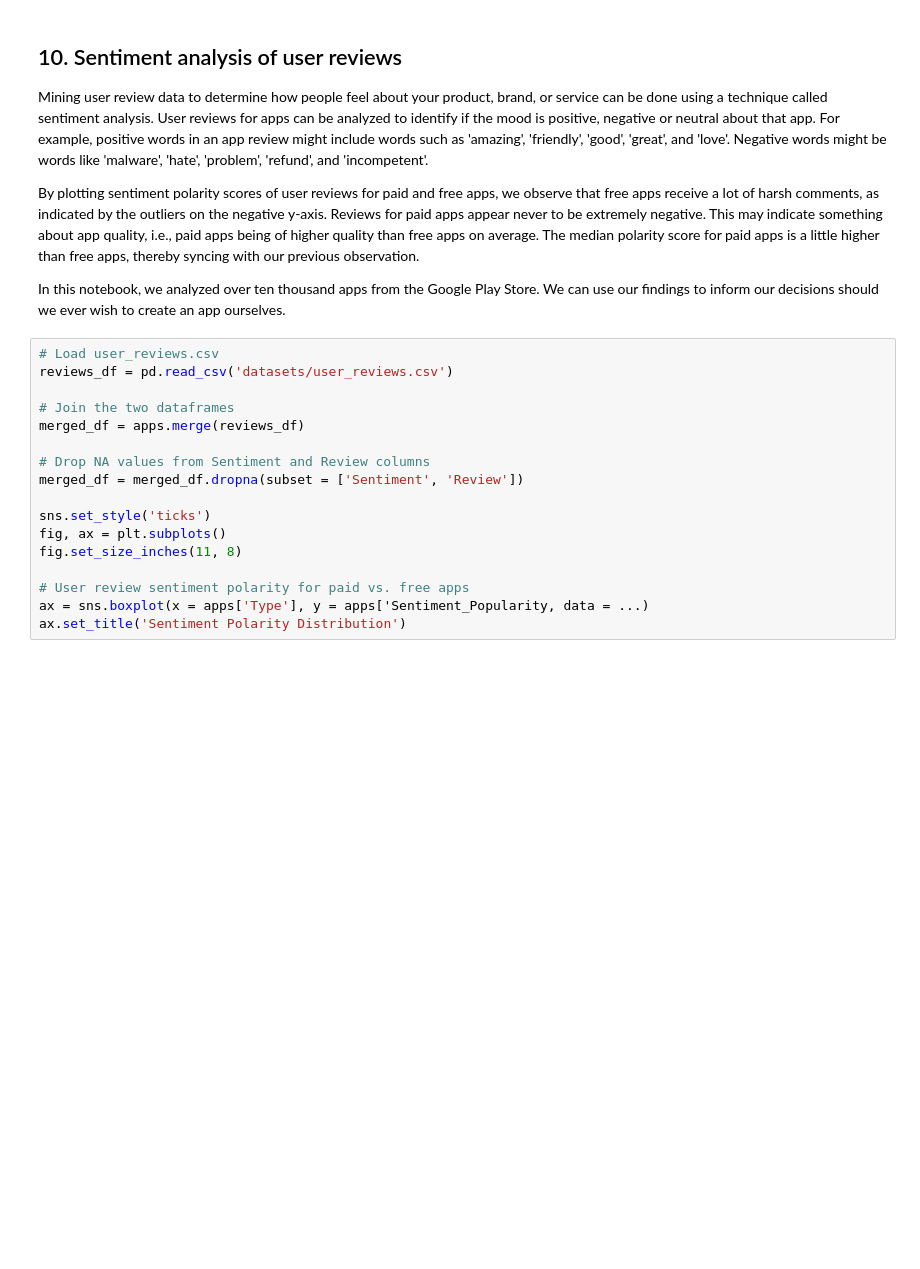
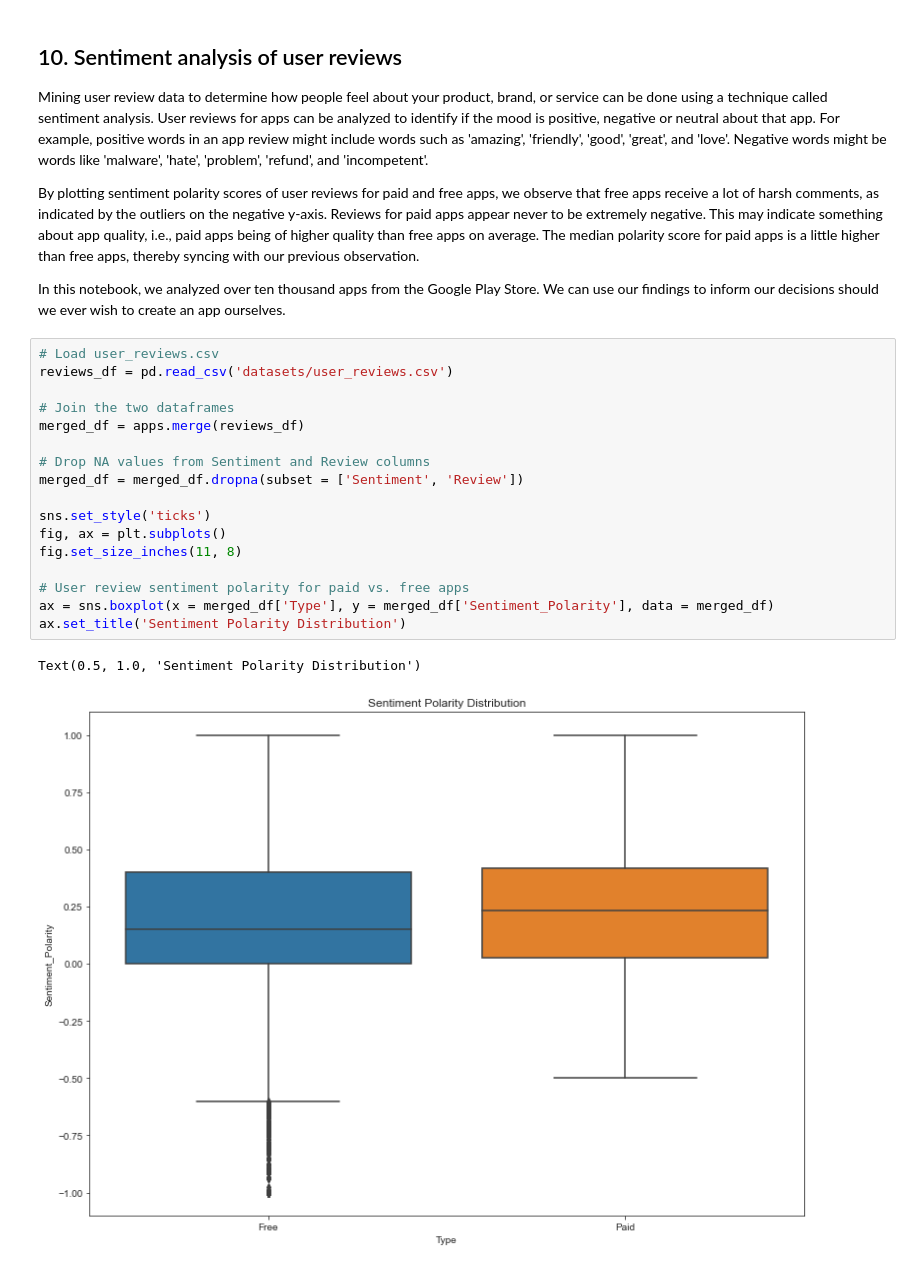
Before and after one commit to geraldedlr/pythoncasestudies, a Jupyter notebook: GER - Android App Market on Google Play/GER - Android App Market on Google Play.ipynb, the cells around one changed output. Cells and saved outputs as stored; diff of their text form; blank space fills up the shorter version.

```diff
--- a/GER - Android App Market on Google Play/GER - Android App Market on Google Play.ipynb
+++ b/GER - Android App Market on Google Play/GER - Android App Market on Google Play.ipynb
@@ -317,17 +317,20 @@ plotly.offline.iplot({'data': data, 'layout': layout})
 # %%
 # Load user_reviews.csv
 reviews_df = pd.read_csv('datasets/user_reviews.csv')
 
 # Join the two dataframes
 merged_df = apps.merge(reviews_df)
 
 # Drop NA values from Sentiment and Review columns
 merged_df = merged_df.dropna(subset = ['Sentiment', 'Review'])
 
 sns.set_style('ticks')
 fig, ax = plt.subplots()
 fig.set_size_inches(11, 8)
 
 # User review sentiment polarity for paid vs. free apps
-ax = sns.boxplot(x = apps['Type'], y = apps['Sentiment_Popularity, data = ...)
+ax = sns.boxplot(x = merged_df['Type'], y = merged_df['Sentiment_Polarity'], data = merged_df)
 ax.set_title('Sentiment Polarity Distribution')
+# %% [output]
+Text(0.5, 1.0, 'Sentiment Polarity Distribution')
+[figure, added]
```
Also changed, not shown: parts of 2 cells of this notebook, 1 other file.
